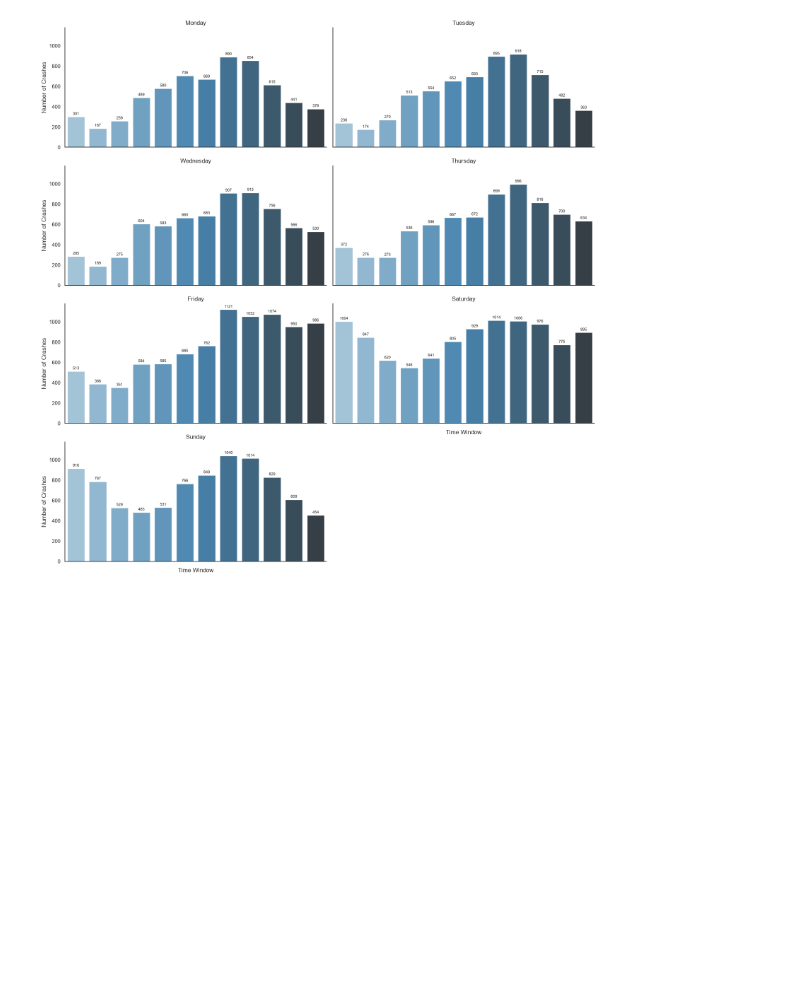
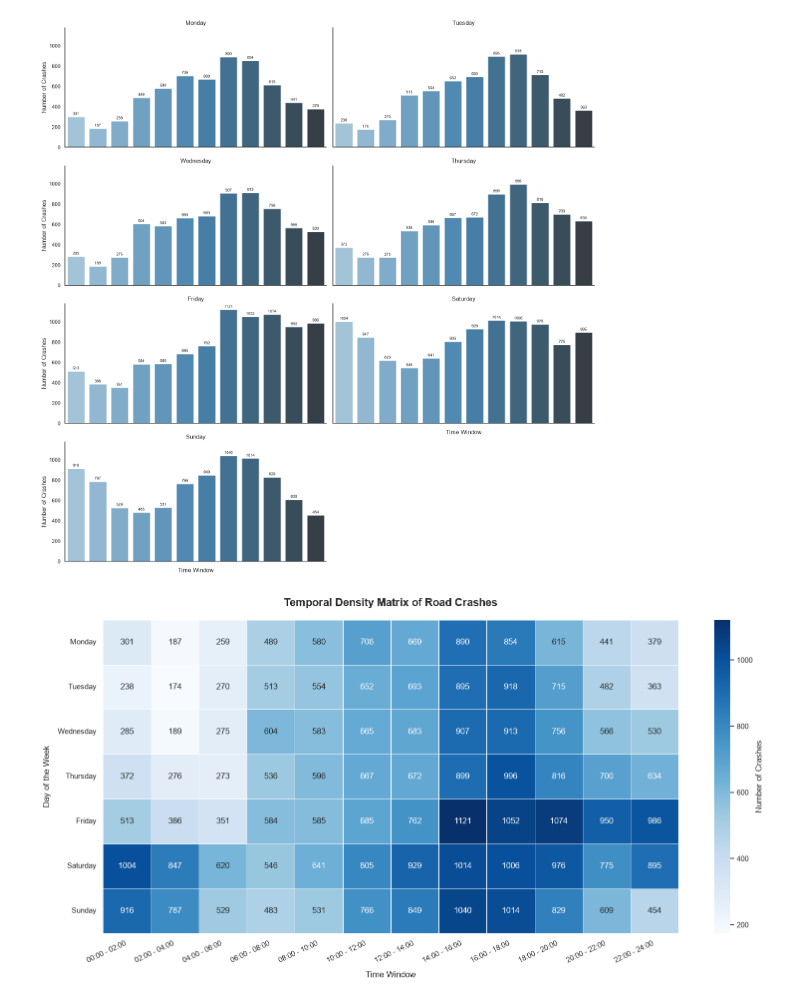
Before and after one commit to IrtiyaHana/ENGE707_WizardsofOdds, a Jupyter notebook: CrashDataset.ipynb, the cells around one changed output. Saved outputs shown, nothing was run; the diff lists cells and outputs as text; code cells hidden in the pictures; blank space fills up the shorter version.

Commit message:
Updated with temporal heatmap

```diff
--- a/CrashDataset.ipynb
+++ b/CrashDataset.ipynb
@@ -566,3 +566,75 @@ Passing `palette` without assigning `hue` is deprecated and will be removed in v
 
   func(*plot_args, **plot_kwargs)
 [figure]
+# %%
+import pandas as pd
+import seaborn as sns
+import matplotlib.pyplot as plt
+
+# Ensure your 'Time' column is treated as a string, or convert if needed
+# If you have a full Datetime column, you can extract the day name using:
+# df['Day_of_Week'] = pd.to_datetime(df['Date']).dt.day_name()
+
+# 1. Optimized vectorised approach for the 2-hour interval
+def get_two_hour_interval(time_str):
+    try:
+        hour = int(str(time_str).split(':')[0].strip())
+        if 0 <= hour <= 24:
+            start_hour = (hour // 2) * 2
+            return f"{start_hour:02d}:00 - {start_hour+2:02d}:00"
+    except:
+        return "Unknown"
+
+df['Two_Hour_Interval'] = df['Time'].apply(get_two_hour_interval)
+
+# 2. Define strict chronological sorting orders
+time_sequence = [
+    "00:00 - 02:00", "02:00 - 04:00", "04:00 - 06:00", "06:00 - 08:00",
+    "08:00 - 10:00", "10:00 - 12:00", "12:00 - 14:00", "14:00 - 16:00",
+    "16:00 - 18:00", "18:00 - 20:00", "20:00 - 22:00", "22:00 - 24:00"
+]
+
+day_sequence = ["Monday", "Tuesday", "Wednesday", "Thursday", "Friday", "Saturday", "Sunday"]
+
+# Filter data to exclude mapping errors
+plot_df = df[
+    df['Two_Hour_Interval'].isin(time_sequence) &
+    df['Dayweek'].isin(day_sequence)
+].copy()
+
+# 3. Pivot the data into a 2D matrix (Counts per Day vs Time Interval)
+heatmap_data = (
+    plot_df.groupby(['Dayweek', 'Two_Hour_Interval'])
+    .size()
+    .unstack(fill_value=0)
+)
+
+# Reindex both axes to enforce the chronological calendar view
+heatmap_data = heatmap_data.reindex(index=day_sequence, columns=time_sequence)
+
+# 4. Canvas setup for a heatmap matrix
+plt.figure(figsize=(16, 8))
+
+# 5. Generate the heatmap
+ax = sns.heatmap(
+    data=heatmap_data,
+    cmap='Blues',       # Smooth color gradient denoting crash density
+    annot=True,         # Places the exact crash numbers in the squares
+    fmt='d',            # Formats annotations as regular integers
+    linewidths=0.5,     # Adds clean gridlines between boxes
+    cbar_kws={'label': 'Number of Crashes'}
+)
+
+# 6. Formatting, Titles, and Labels
+plt.title("Temporal Density Matrix of Road Crashes", fontsize=16, fontweight='bold', pad=20)
+plt.xlabel("Time Window", fontsize=12, labelpad=10)
+plt.ylabel("Day of the Week", fontsize=12, labelpad=10)
+
+# Rotate labels so they don't overlap
+plt.xticks(rotation=25, ha='right')
+plt.yticks(rotation=0)
+plt.tight_layout()
+
+plt.show()
+# %% [output]
+[figure, added]
```
